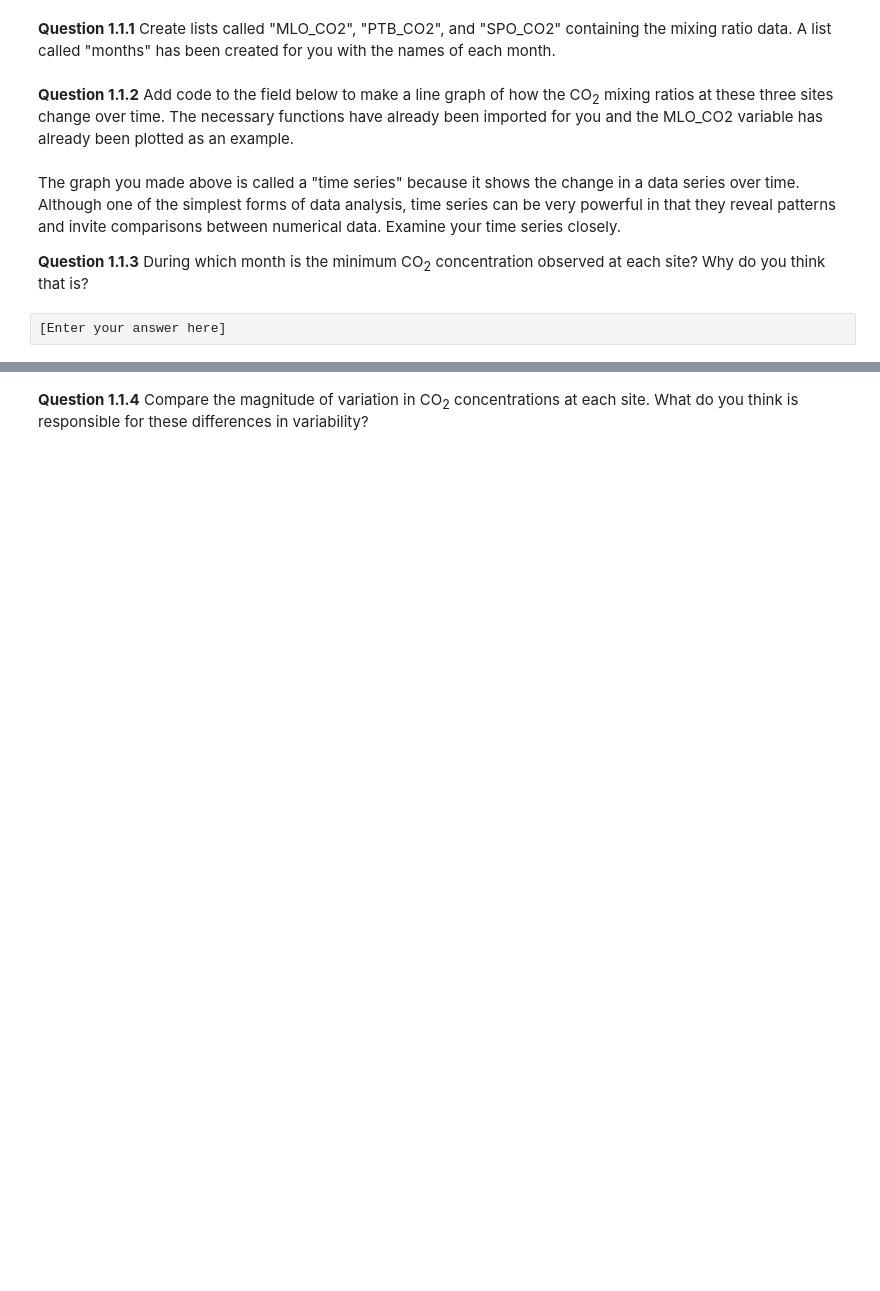
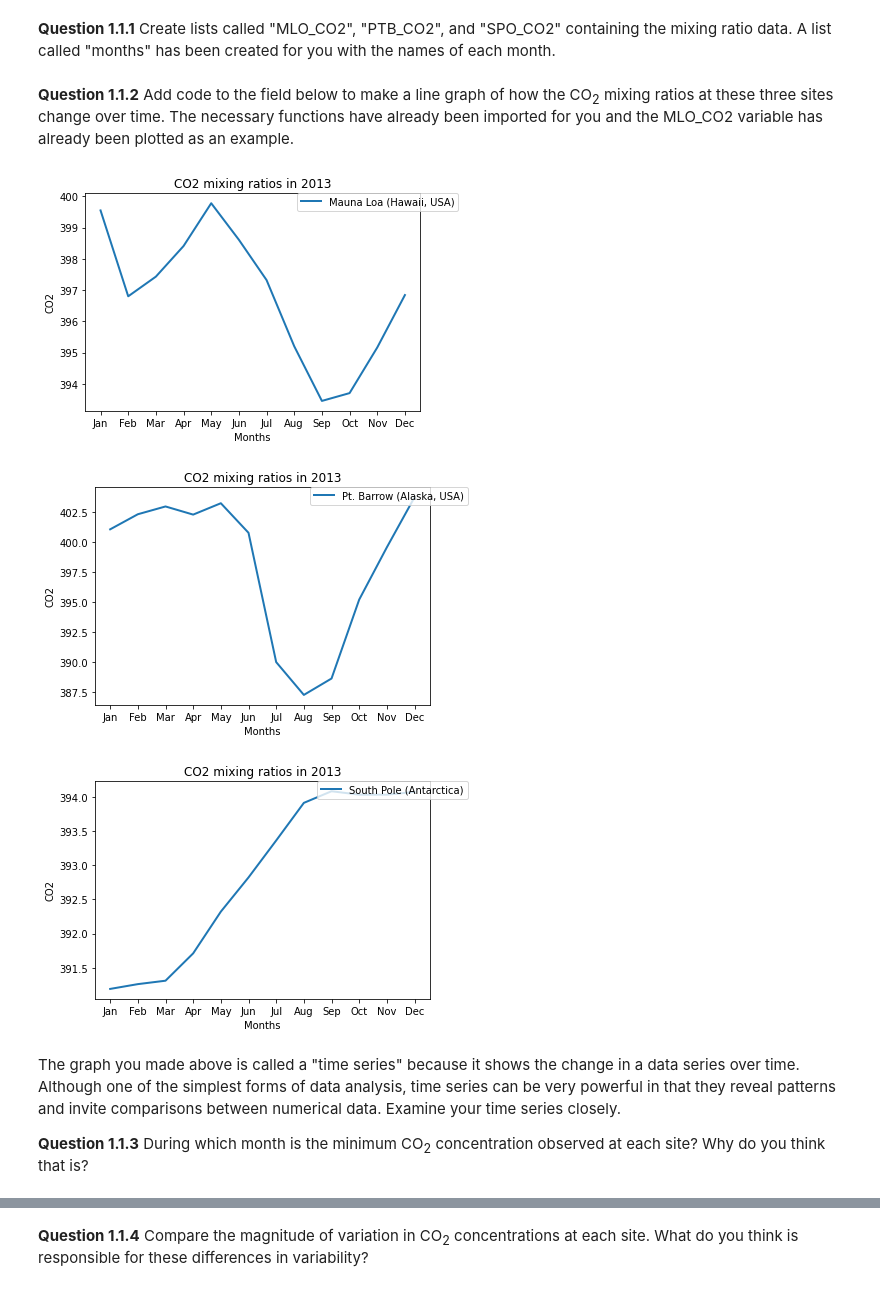
Before and after one commit to qdzhu/ACES, a Jupyter notebook: 1_atmospheric_vocabulary_studentversion.ipynb, the cells around one changed output, grey strips where cells are left out. Cells and saved outputs as stored; diff of their text form; code cells hidden in the pictures; blank space fills up the shorter version.

```diff
--- a/1_atmospheric_vocabulary_studentversion.ipynb
+++ b/1_atmospheric_vocabulary_studentversion.ipynb
@@ -23,3 +15,9 @@ SPO_CO2= ## ENTER CODE HERE TO ADD DATA TO SPO_CO2 VARIABLE
+# %%
+# Create a list of months to be used to identify each column in our data
+months=["Jan","Feb","Mar","Apr","May","Jun","Jul","Aug","Sep","Oct","Nov","Dec"]
+MLO_CO2 = [399.55,396.80,397.43,398.41,399.78,398.61,397.32,395.20,393.45,393.70,395.16,396.84]
+PTB_CO2 = [401.09,402.35,403.00,402.32,403.27,400.80,390.00,387.26,388.63,395.22,399.59,403.77]
+SPO_CO2 = [391.19,391.26,391.31,391.71,392.32,392.82,393.36,393.91,394.08,394.03,394.03,394.07]
 # %% [markdown]
 **Question 1.1.2** Add code to the field below to make a line graph of how the CO<sub>2</sub> mixing ratios at these three sites change over time. The necessary functions have already been imported for you and the MLO_CO2 variable has already been plotted as an example.
 # %%
@@ -29,32 +27,50 @@ SPO_CO2= ## ENTER CODE HERE TO ADD DATA TO SPO_CO2 VARIABLE
 # %%
 # import the graphing library for the first time with the abbrviated name 'plt'
 import matplotlib.pyplot as plt
 # from the matplotlib library import 'figure' so we can play with subplots
 from matplotlib.pyplot import figure
 
 # create a subplot instance and store referenes to the figure and axis
 # this particular subplot has a 'w'hite background and a blac'k' edge around it
 fig, ax = plt.subplots(num=None, facecolor='w', edgecolor='k')
 
 # add data to the 'plt' using the plot function defining the x and y data
 ax.plot(months, MLO_CO2, linewidth=2, label='Mauna Loa (Hawaii, USA)')
 ## ENTER CODE HERE TO PLOT PTB_CO2 TIME SERIES
 ## ENTER CODE HERE TO PLOT SPO_CO2 TIME SERIES
 
 # The graphing library calling functions to set title and labels
 # to find out more fun functions see: https://matplotlib.org/3.1.0/api/_as_gen/matplotlib.pyplot.html
 plt.title('CO2 mixing ratios in 2013')
 plt.xlabel('Months')
 plt.ylabel('CO2')
 
 #add a legend
 fig.legend(bbox_to_anchor=(1, 0.9),bbox_transform=plt.gcf().transFigure)
 
 #show the final plot
 plt.show()
+
+fig, ax = plt.subplots(num=None, facecolor='w', edgecolor='k')
+ax.plot(months, PTB_CO2, linewidth=2, label='Pt. Barrow (Alaska, USA)')
+plt.title('CO2 mixing ratios in 2013')
+plt.xlabel('Months')
+plt.ylabel('CO2')
+fig.legend(bbox_to_anchor=(1, 0.9),bbox_transform=plt.gcf().transFigure)
+plt.show()
+
+fig, ax = plt.subplots(num=None, facecolor='w', edgecolor='k')
+ax.plot(months, SPO_CO2, linewidth=2, label='South Pole (Antarctica)')
+plt.title('CO2 mixing ratios in 2013')
+plt.xlabel('Months')
+plt.ylabel('CO2')
+fig.legend(bbox_to_anchor=(1, 0.9),bbox_transform=plt.gcf().transFigure)
+plt.show()
+# %% [output]
+[figure, added]
+[figure, added]
+[figure, added]
 # %% [markdown]
 The graph you made above is called a "time series" because it shows the change in a data series over time. Although one of the simplest forms of data analysis, time series can be very powerful in that they reveal patterns and invite comparisons between numerical data. Examine your time series closely.
 
 **Question 1.1.3** During which month is the minimum CO<sub>2</sub> concentration observed at each site? Why do you think that is?
-# %% [raw]
-[Enter your answer here]
```
Also changed, not shown: parts of 42 cells of this notebook.
